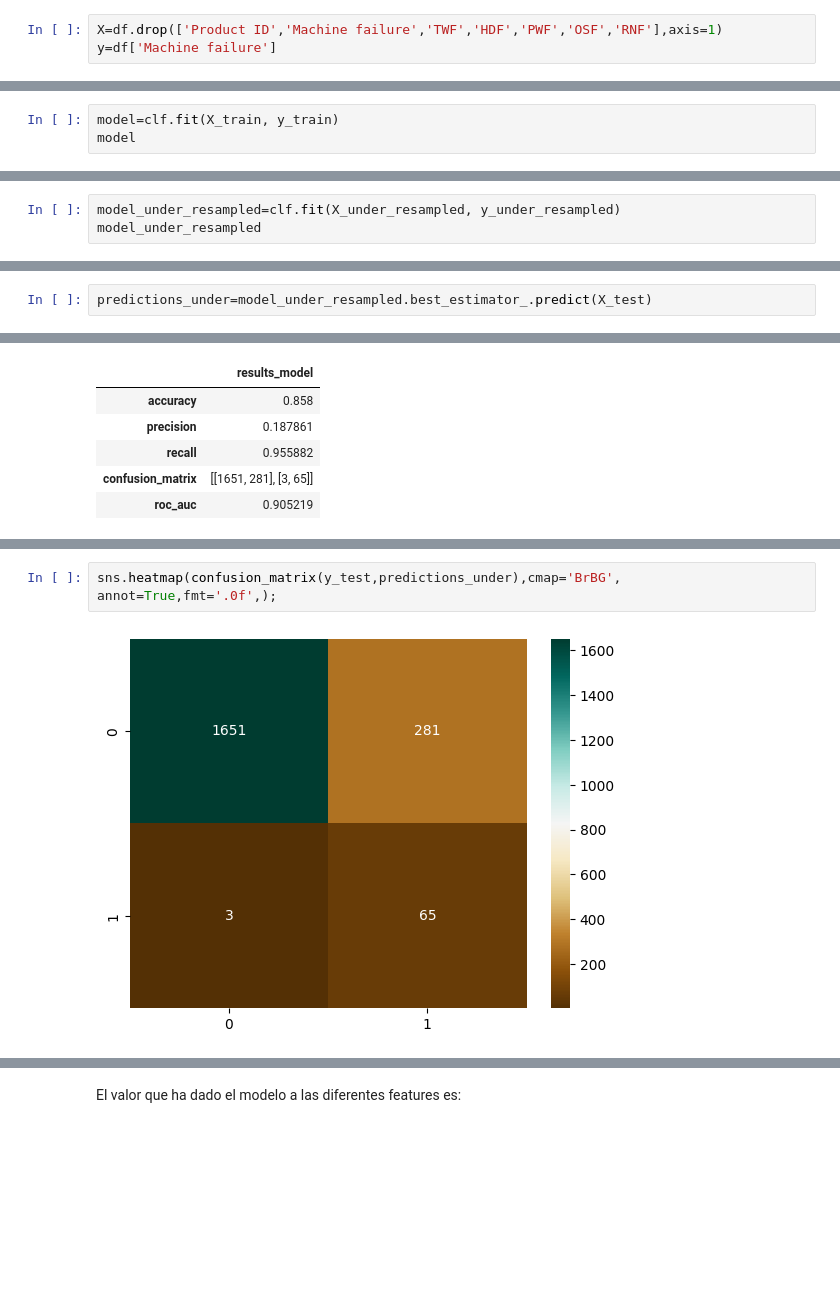
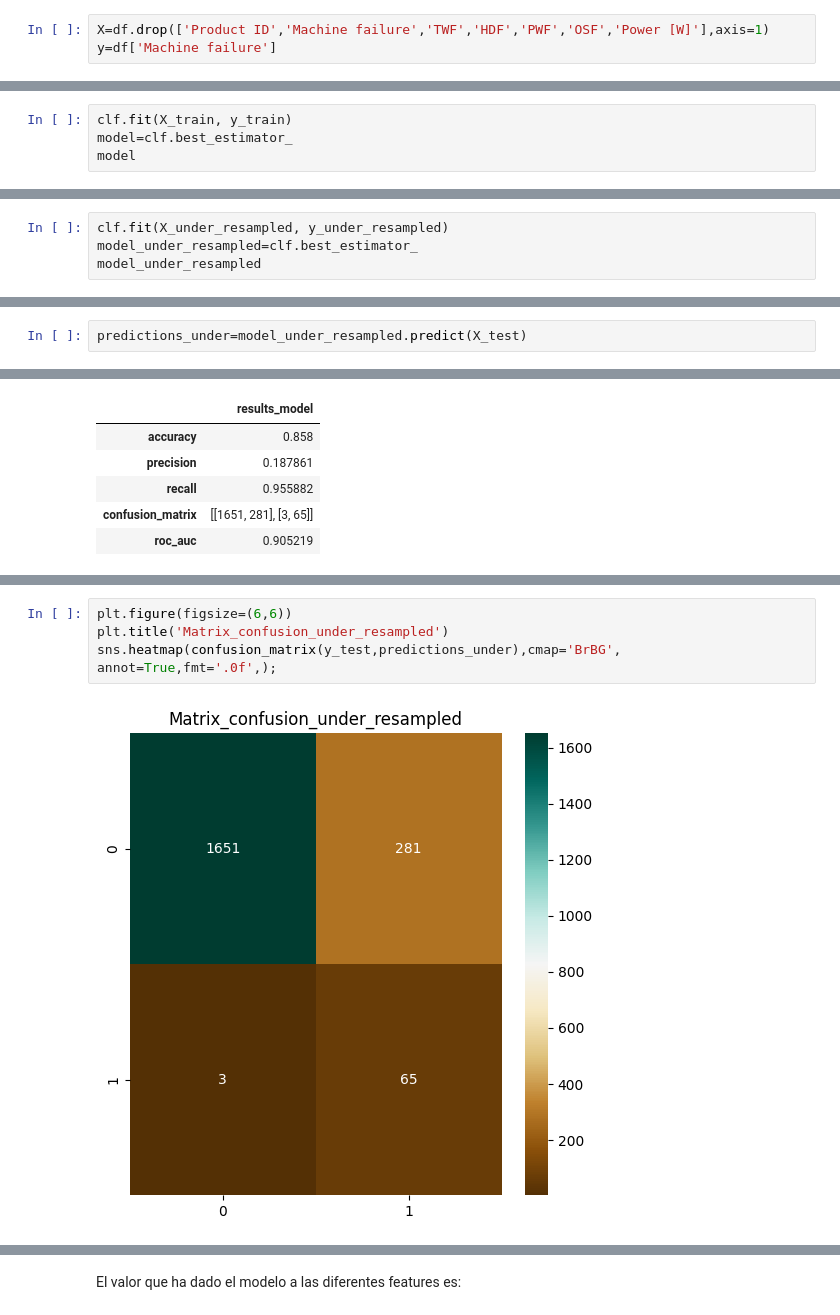
Before and after one commit to Danielgarpra/Milling_failure_prediction_ML, a Jupyter notebook: milling_projet2.ipynb, the cells around one changed output, grey strips where cells are left out. Drawn from its saved outputs; the diff is of its cells as text; blank space fills up the shorter version.

```diff
--- a/milling_projet2.ipynb
+++ b/milling_projet2.ipynb
@@ -383,7 +382,7 @@ Aunque hay diferentes valores de 1 a lo largo del tiempo provocando la aletoried
 # %% [markdown]
 ## MODELING
 # %%
-X=df.drop(['Product ID','Machine failure','TWF','HDF','PWF','OSF','RNF'],axis=1)
+X=df.drop(['Product ID','Machine failure','TWF','HDF','PWF','OSF','Power [W]'],axis=1)
 y=df['Machine failure']
 # %%
 X.head(5)
@@ -481,6 +480,7 @@ clf = GridSearchCV(estimator = pipe,
                   verbose=2,
                   n_jobs=-1)
 # %%
-model=clf.fit(X_train, y_train)
+clf.fit(X_train, y_train)
+model=clf.best_estimator_
 model
 # %% [output]
@@ -549,6 +528,7 @@ Vamos a probar con el modelo resampleado, para que haya tantos 1 como 0:
 # %% [markdown]
 #### UNDERSAMPLER:
 # %%
-model_under_resampled=clf.fit(X_under_resampled, y_under_resampled)
+clf.fit(X_under_resampled, y_under_resampled)
+model_under_resampled=clf.best_estimator_
 model_under_resampled
 # %% [output]
@@ -571,5 +538,5 @@ GridSearchCV(cv=KFold(n_splits=10, random_state=None, shuffle=False),
 # %%
-predictions_under=model_under_resampled.best_estimator_.predict(X_test)
+predictions_under=model_under_resampled.predict(X_test)
 # %%
 pd.DataFrame(index=['accuracy','precision','recall','confusion_matrix','roc_auc'],columns=['results_model'],data=[accuracy_score(y_test, predictions_under),precision_score(y_test, predictions_under),recall_score(y_test, predictions_under),confusion_matrix(y_test,predictions_under),roc_auc_score(y_test, predictions_under)])
 # %% [output]
@@ -594,4 +549,6 @@ plt.title("ROC Curve");
 # %%
+plt.figure(figsize=(6,6))
+plt.title('Matrix_confusion_under_resampled')
 sns.heatmap(confusion_matrix(y_test,predictions_under),cmap='BrBG', annot=True,fmt='.0f',);
 # %% [output]
-[figure, old version]
+[figure, new version]
```
Also changed, not shown: parts of 41 cells of this notebook, 8 other files.
